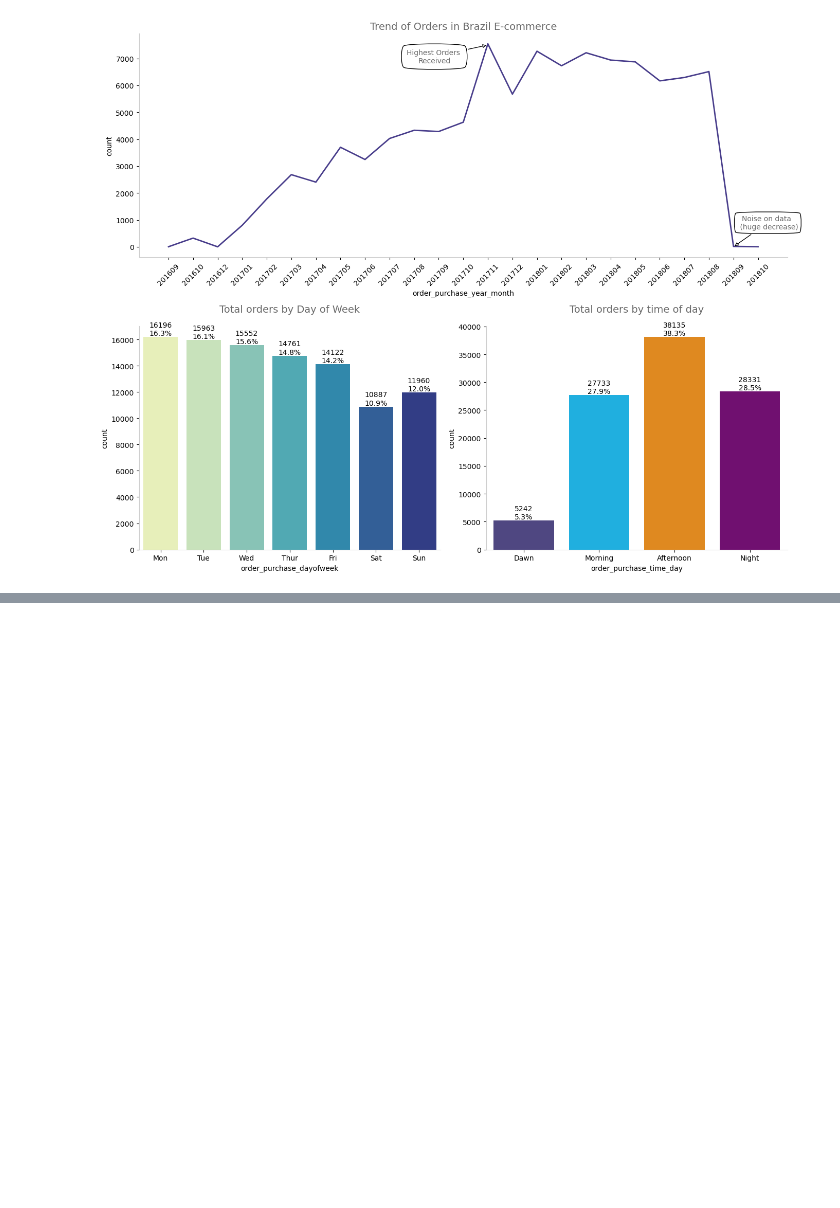
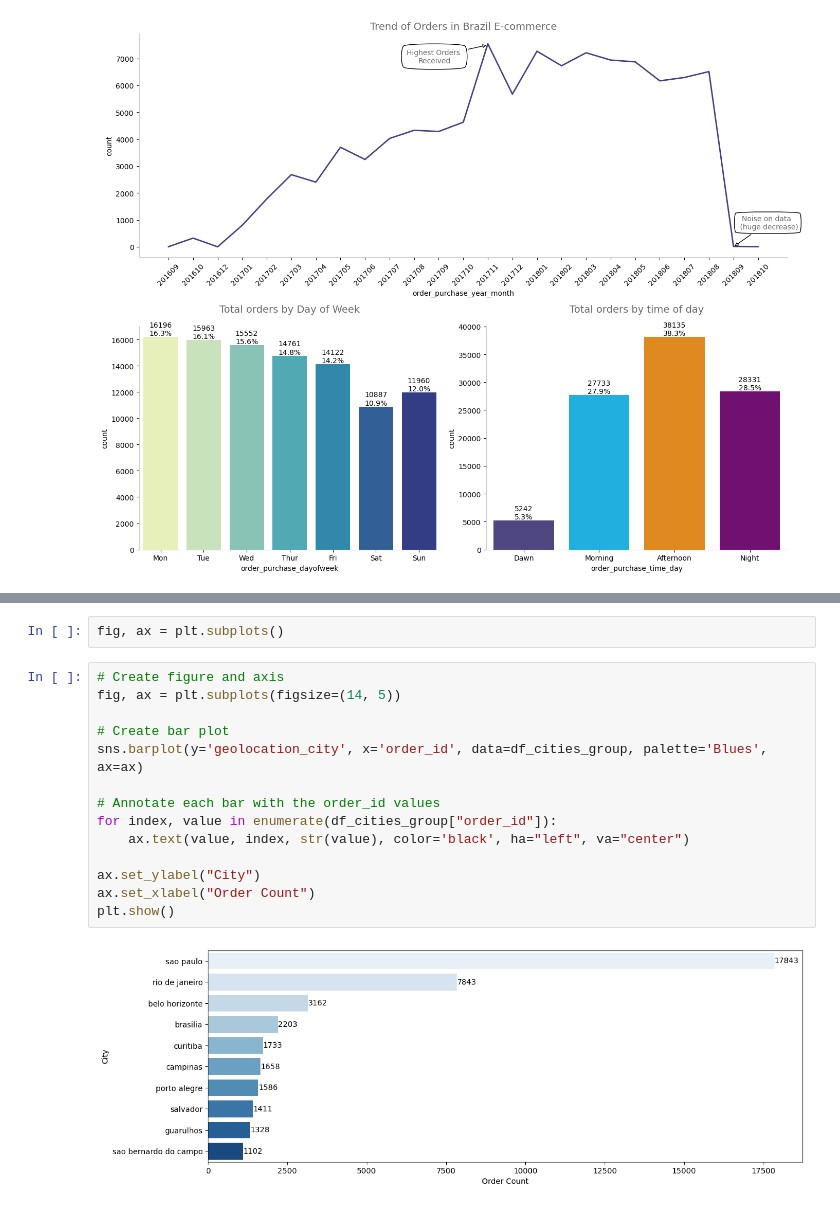
Before and after one commit to FRANKSADWAR/Brazil_Ecommerce, a Jupyter notebook: E_commerce_EDA_and_Sentiment_Analysis.ipynb, the cells around one changed output, grey strips where cells are left out. Cells and saved outputs as stored; diff of their text form; blank space fills up the shorter version.

```diff
--- a/E_commerce_EDA_and_Sentiment_Analysis.ipynb
+++ b/E_commerce_EDA_and_Sentiment_Analysis.ipynb
@@ -243,0 +367,18 @@ plt.show()
+# %%
+fig, ax = plt.subplots()
+# %%
+# Create figure and axis
+fig, ax = plt.subplots(figsize=(14, 5))
+
+# Create bar plot
+sns.barplot(y='geolocation_city', x='order_id', data=df_cities_group, palette='Blues', ax=ax)
+
+# Annotate each bar with the order_id values
+for index, value in enumerate(df_cities_group["order_id"]):
+    ax.text(value, index, str(value), color='black', ha="left", va="center")
+
+ax.set_ylabel("City")
+ax.set_xlabel("Order Count")
+plt.show()
+# %% [output]
+[figure, added]
```
Also changed, not shown: parts of 9 cells of this notebook, 1 other file.
